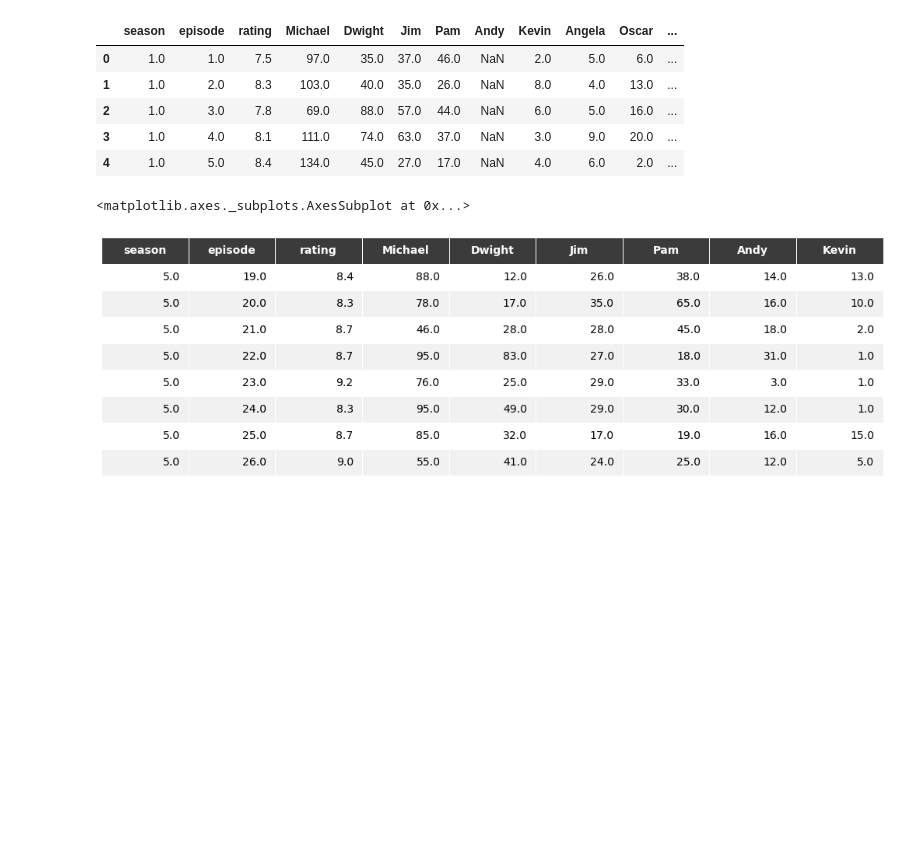
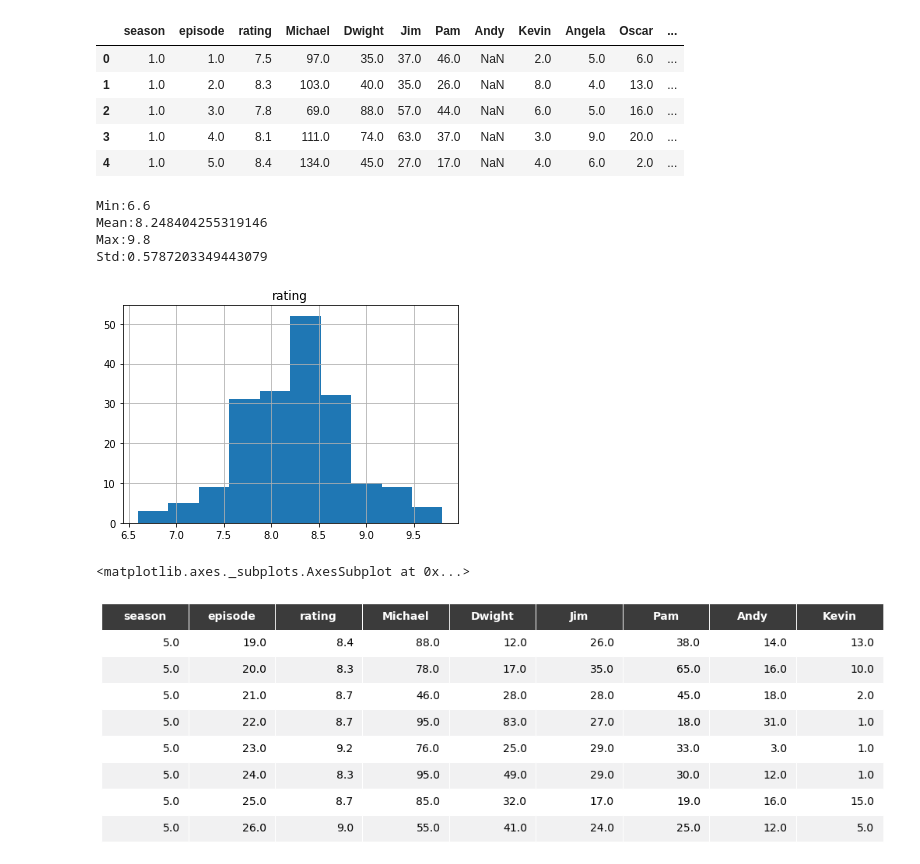
Before and after one commit to scearnest/The-Office-Data-Analysis, a Jupyter notebook: The Office Data Analysis.ipynb, the cells around one changed output. Saved outputs shown, nothing was run; the diff lists cells and outputs as text; code cells hidden in the pictures; blank space fills up the shorter version.

```diff
--- a/The Office Data Analysis.ipynb
+++ b/The Office Data Analysis.ipynb
@@ -66,6 +57,19 @@ df_master.head()
 | 2 | 1.0 | 3.0 | 7.8 | 69.0 | 88.0 | 57.0 | 44.0 | NaN | 6.0 | 5.0 | 16.0 | ... |
 | 3 | 1.0 | 4.0 | 8.1 | 111.0 | 74.0 | 63.0 | 37.0 | NaN | 3.0 | 9.0 | 20.0 | ... |
 | 4 | 1.0 | 5.0 | 8.4 | 134.0 | 45.0 | 27.0 | 17.0 | NaN | 4.0 | 6.0 | 2.0 | ... |
+# %%
+hist = df_master.hist(column = "rating")
+
+print('Min:' + str(df_master['rating'].min()))
+print('Mean:' + str(df_master['rating'].mean()))
+print('Max:' + str(df_master['rating'].max()))
+print('Std:' + str(df_master['rating'].std()))
+# %% [output]
+Min:6.6
+Mean:8.248404255319146
+Max:9.8
+Std:0.5787203349443079
+[figure, added]
 # %%
 #This class was found on stack overflow and simply renders images of my dataframes.
 #I am not responsible for this code
```
Also changed, not shown: parts of 5 cells of this notebook.
